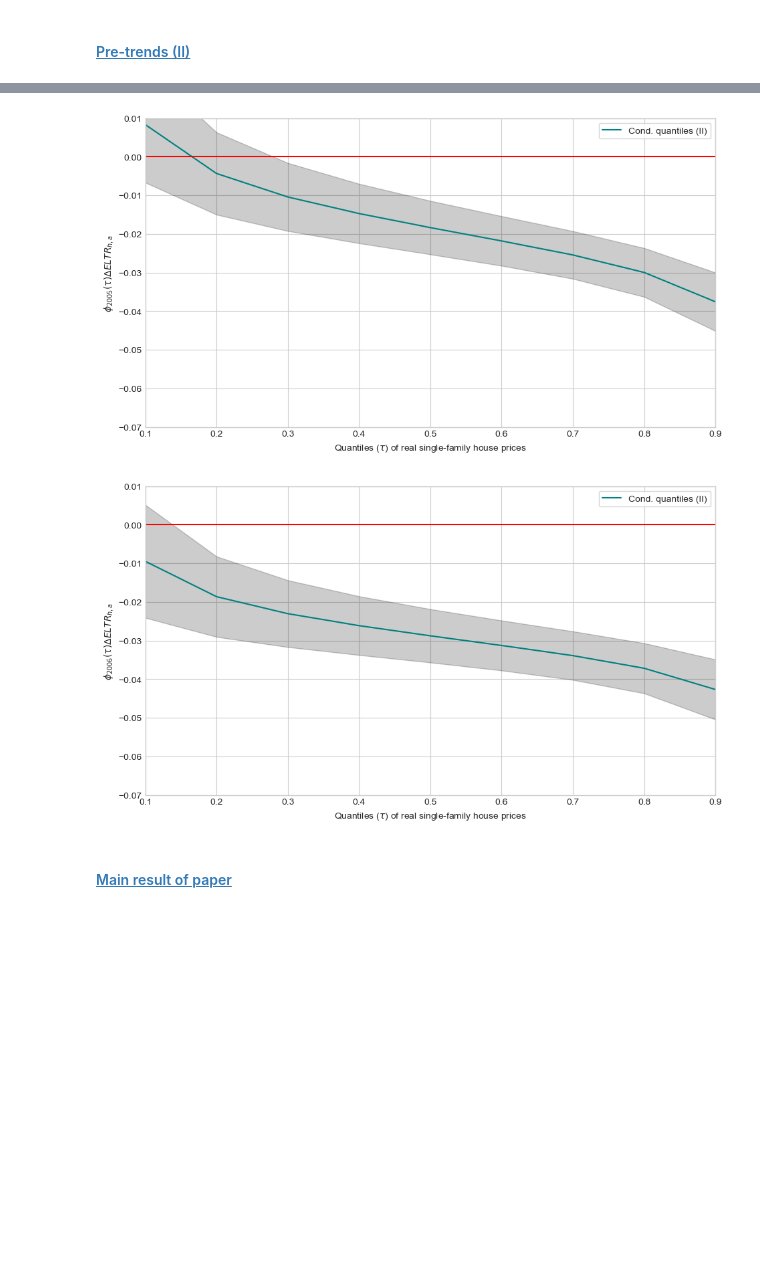
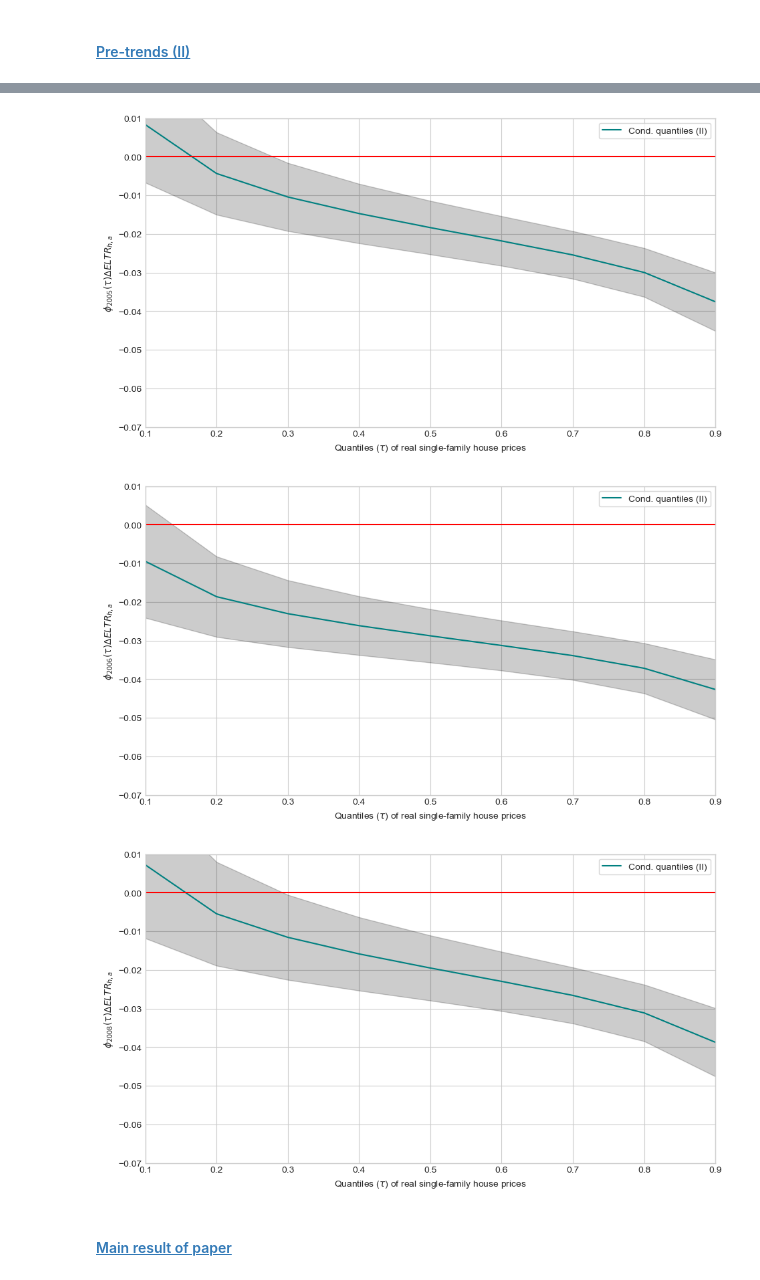
Before and after one commit to jorgenhost/No_taxation_without_capitalization, a Jupyter notebook: 4_main.ipynb, the cells around one changed output, grey strips where cells are left out. Saved outputs shown, nothing was run; the diff lists cells and outputs as text; code cells hidden in the pictures; blank space fills up the shorter version.

```diff
--- a/4_main.ipynb
+++ b/4_main.ipynb
@@ -750,32 +748,33 @@ quantiles_within_fe_trend_04
 # %% [markdown]
 #### <a id='toc3_1_4_1_'></a>[Pre-trends (II)](#toc0_)
 # %%
-years = [2000, 2001, 2002, 2003, 2005, 2006]
+years = [2000, 2001, 2002, 2003, 2005, 2006, 2008]
 
 for year in years:
     var_name = f'year{year}_delta_tax_eff'
     df_sub_set_pre_trend=quantiles_within_fe_trend_04[quantiles_within_fe_trend_04['varname']==year]
 
     param_name = r'$\phi_{{{year}}}(\tau) \Delta E L T R_{{h,a}}$'.format(year=year)
-    plot_name = f'pre_trends_quantiles_{year}_fe_within'
+    plot_name = f'quantiles_{year}_fe_within'
 
     plt.plot(df_sub_set_pre_trend.q, df_sub_set_pre_trend.b, color="teal", label="Cond. quantiles (II)")
     plt.fill_between(df_sub_set_pre_trend.q, df_sub_set_pre_trend.ll, df_sub_set_pre_trend.ul, alpha=0.2, color="black")
     plt.ylabel(param_name)
     plt.xlabel(r"Quantiles ($\tau$) of real single-family house prices")
     plt.axhline(0, color='red')
     plt.xlim(0.1, 0.9)
     plt.ylim(-0.07, 0.01)
     plt.legend(frameon=True)
     plt.savefig(f'figs/trend_diff/base_year_04/{plot_name}.pdf', bbox_inches='tight')
     plt.show()
 # %% [output]
 [figure]
 [figure]
 [figure]
 [figure]
 [figure]
 [figure]
+[figure, added]
 # %% [markdown]
 #### <a id='toc3_1_4_2_'></a>[Main result of paper](#toc0_)
 # %%
```
Also changed, not shown: parts of 2 cells of this notebook, 14 other files.
